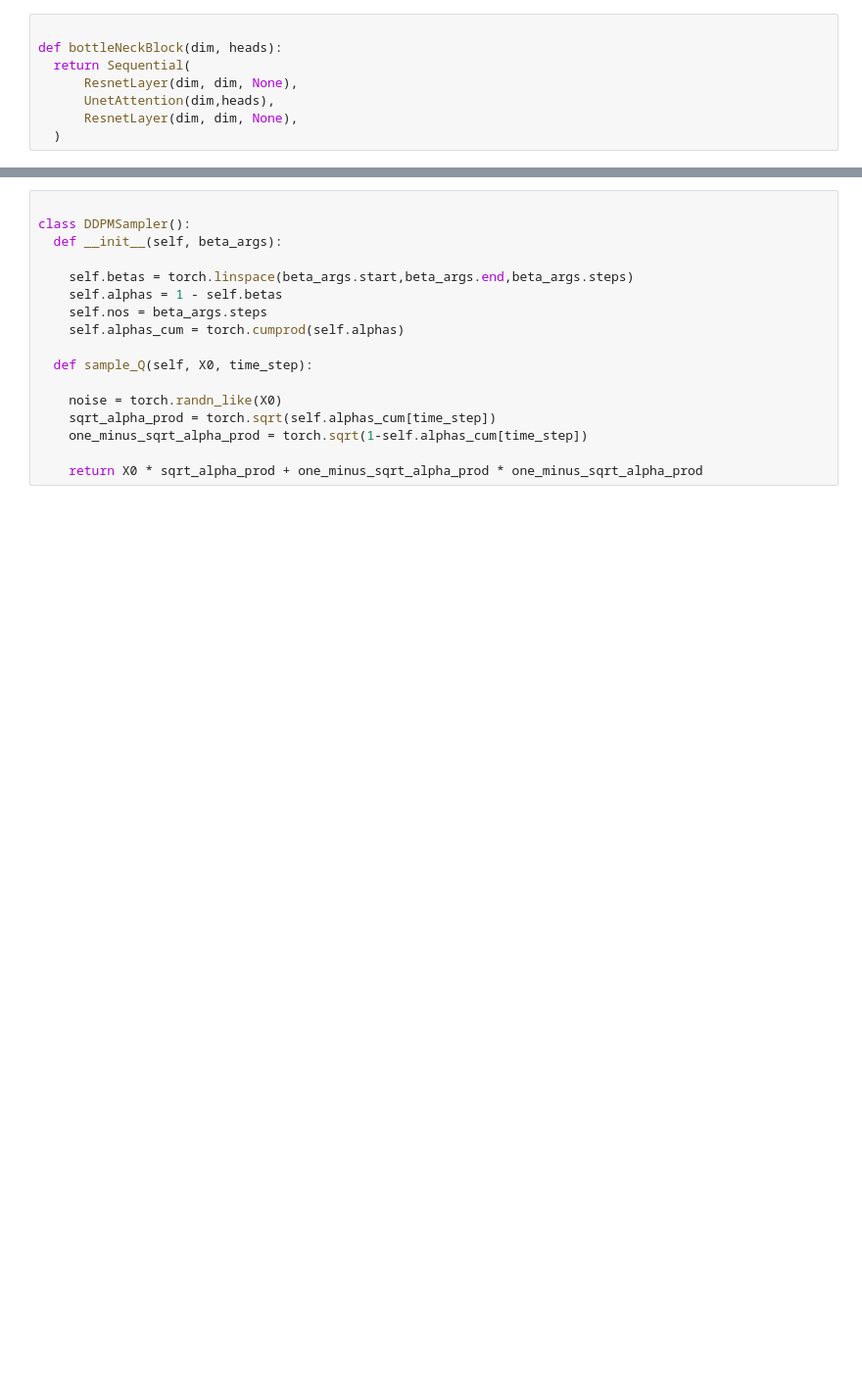
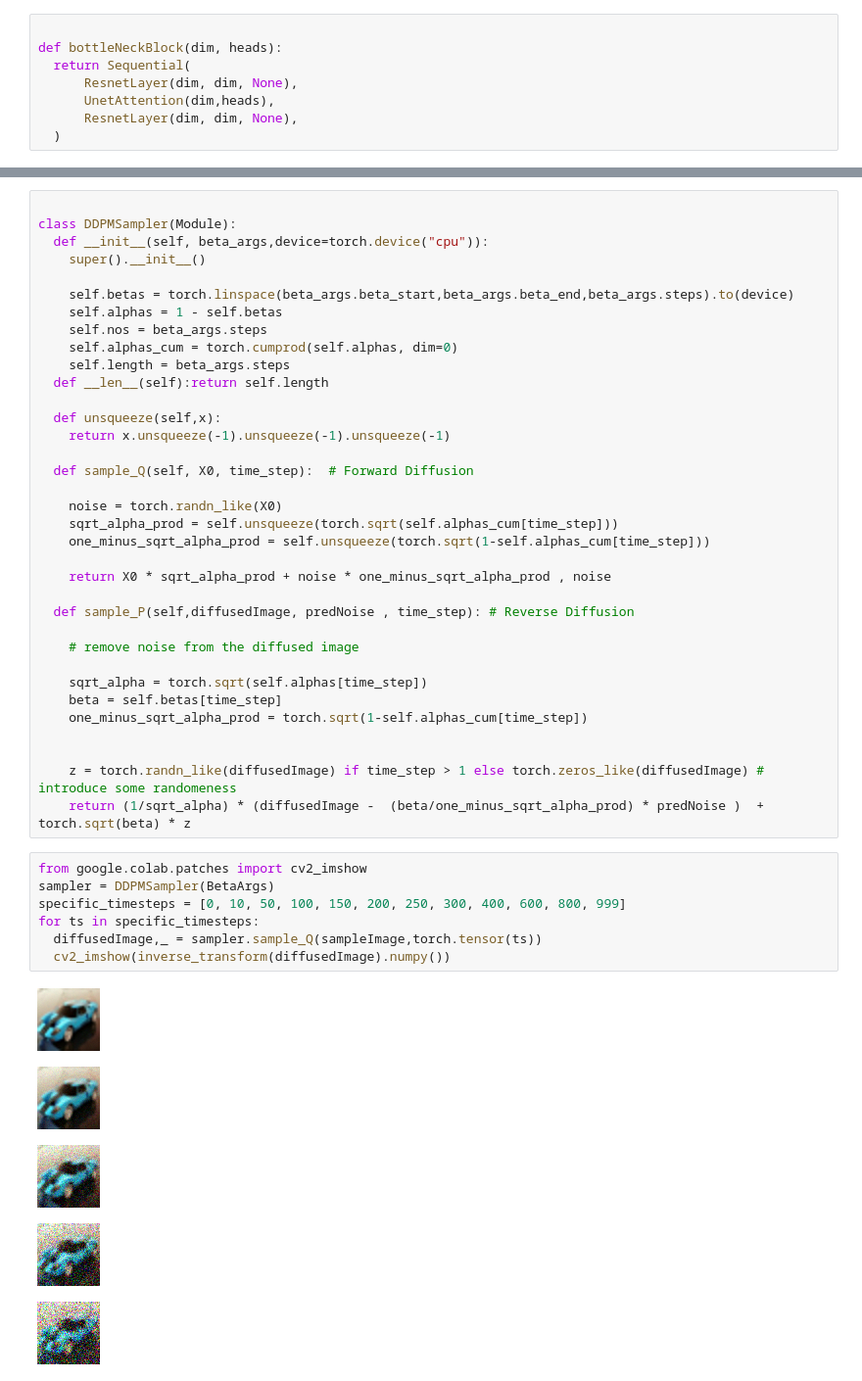
Before and after one commit to mitran27/GenerativeNetworks, a Jupyter notebook: DiffusionModel.ipynb, the cells around one changed output, grey strips where cells are left out. Shown at 98% size. Saved outputs shown, nothing was run; the diff lists cells and outputs as text; blank space fills up the shorter version.

```diff
--- a/DiffusionModel.ipynb
+++ b/DiffusionModel.ipynb
@@ -196,17 +286,48 @@ X = torch.randn(1,3,256,256)
 # %%
 
-class DDPMSampler():
-  def __init__(self, beta_args):
+class DDPMSampler(Module):
+  def __init__(self, beta_args,device=torch.device("cpu")):
+    super().__init__()
 
-    self.betas = torch.linspace(beta_args.start,beta_args.end,beta_args.steps)
+    self.betas = torch.linspace(beta_args.beta_start,beta_args.beta_end,beta_args.steps).to(device)
     self.alphas = 1 - self.betas
     self.nos = beta_args.steps
-    self.alphas_cum = torch.cumprod(self.alphas)
+    self.alphas_cum = torch.cumprod(self.alphas, dim=0)
+    self.length = beta_args.steps
+  def __len__(self):return self.length
 
-  def sample_Q(self, X0, time_step):
+  def unsqueeze(self,x):
+    return x.unsqueeze(-1).unsqueeze(-1).unsqueeze(-1)
+
+  def sample_Q(self, X0, time_step):  # Forward Diffusion
 
     noise = torch.randn_like(X0)
-    sqrt_alpha_prod = torch.sqrt(self.alphas_cum[time_step])
+    sqrt_alpha_prod = self.unsqueeze(torch.sqrt(self.alphas_cum[time_step]))
+    one_minus_sqrt_alpha_prod = self.unsqueeze(torch.sqrt(1-self.alphas_cum[time_step]))
+
+    return X0 * sqrt_alpha_prod + noise * one_minus_sqrt_alpha_prod , noise
+
+  def sample_P(self,diffusedImage, predNoise , time_step): # Reverse Diffusion
+
+    # remove noise from the diffused image
+
+    sqrt_alpha = torch.sqrt(self.alphas[time_step])
+    beta = self.betas[time_step]
     one_minus_sqrt_alpha_prod = torch.sqrt(1-self.alphas_cum[time_step])
 
-    return X0 * sqrt_alpha_prod + one_minus_sqrt_alpha_prod * one_minus_sqrt_alpha_prod
+
+    z = torch.randn_like(diffusedImage) if time_step > 1 else torch.zeros_like(diffusedImage) # introduce some randomeness
+    return (1/sqrt_alpha) * (diffusedImage -  (beta/one_minus_sqrt_alpha_prod) * predNoise )  + torch.sqrt(beta) * z
+# %%
+from google.colab.patches import cv2_imshow
+sampler = DDPMSampler(BetaArgs)
+specific_timesteps = [0, 10, 50, 100, 150, 200, 250, 300, 400, 600, 800, 999]
+for ts in specific_timesteps:
+  diffusedImage,_ = sampler.sample_Q(sampleImage,torch.tensor(ts))
+  cv2_imshow(inverse_transform(diffusedImage).numpy())
+# %% [output]
+[figure, added]
+[figure, added]
+[figure, added]
+[figure, added]
+[figure, added]
```
Also changed, not shown: parts of 22 cells of this notebook.
